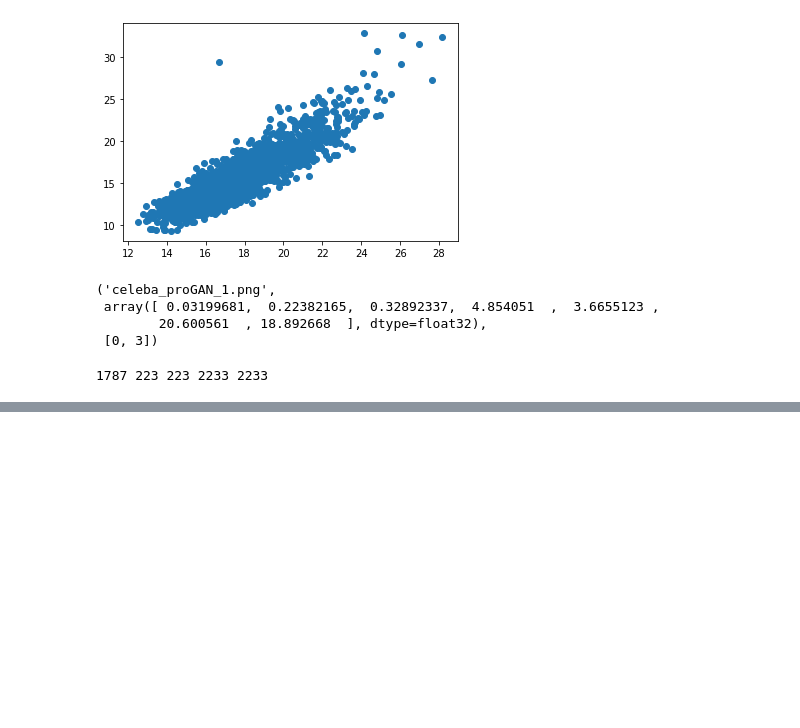
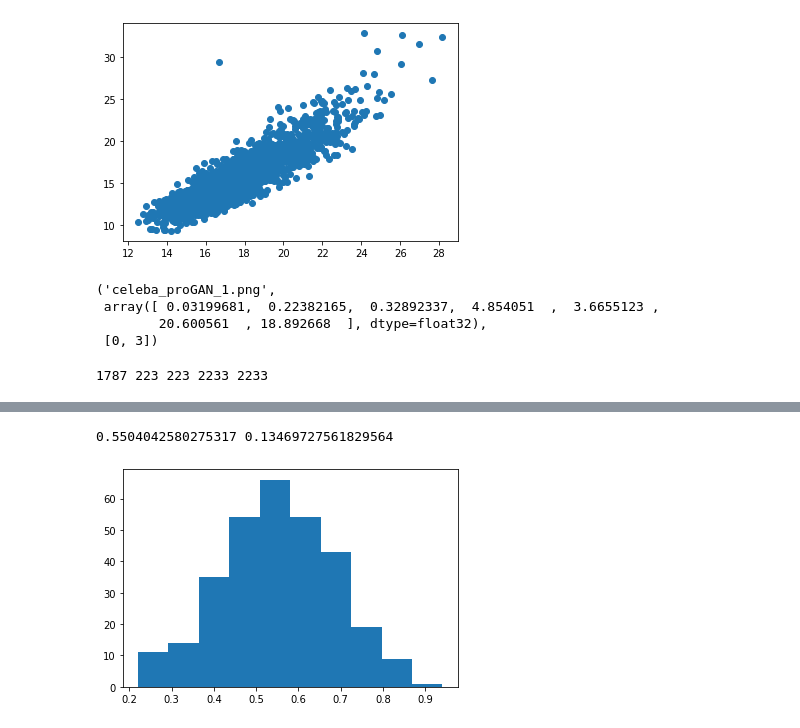
Before and after one commit to kolchinski/humanception-score, a Jupyter notebook: distances/Inception_experiment.ipynb, the cells around one changed output, grey strips where cells are left out. Saved outputs shown, nothing was run; the diff lists cells and outputs as text; code cells hidden in the pictures; blank space fills up the shorter version.

```diff
--- a/distances/Inception_experiment.ipynb
+++ b/distances/Inception_experiment.ipynb
@@ -414,0 +487,9 @@ with open('test_set.txt', 'w') as f:
+# %%
+val_probs = lr.predict_proba(X_val)
+true_val_probs = np.array([val_probs[i][Y_val[i]] for i in range(len(val_probs))])
+
+plt.hist(true_val_probs)
+print(np.mean(true_val_probs), np.std(true_val_probs))
+# %% [output]
+0.5504042580275317 0.13469727561829564
+[figure, added]
```
Also changed, not shown: parts of 9 cells of this notebook.
